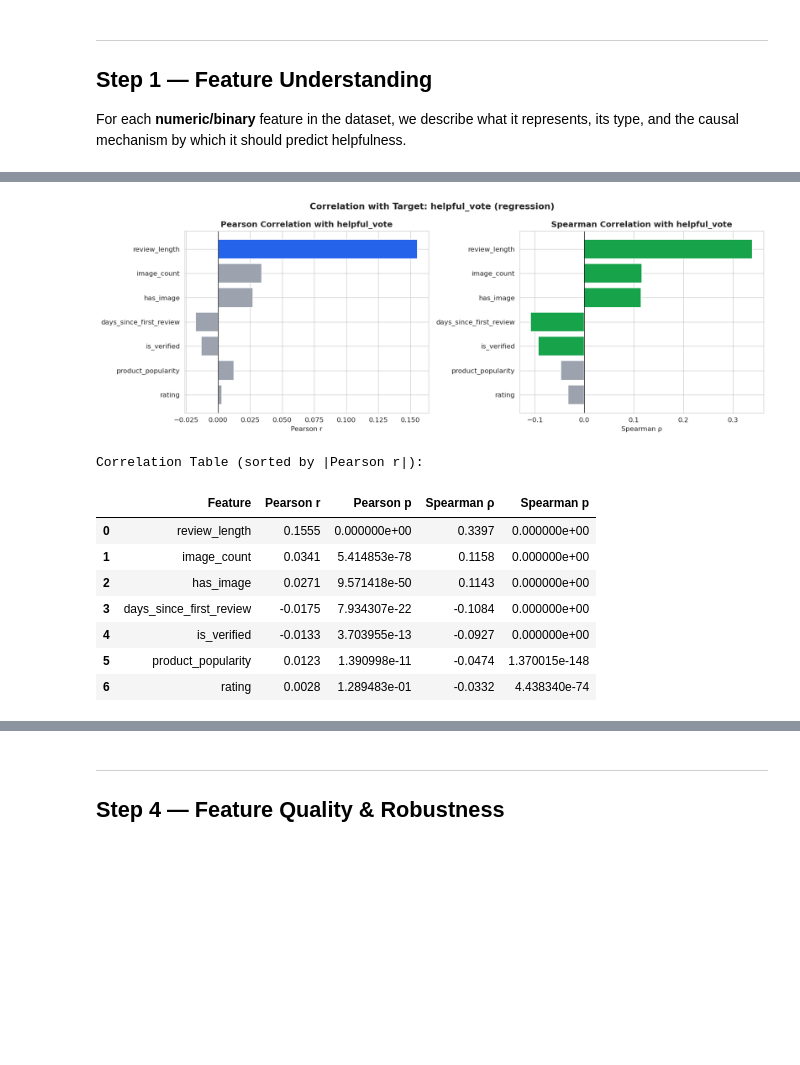
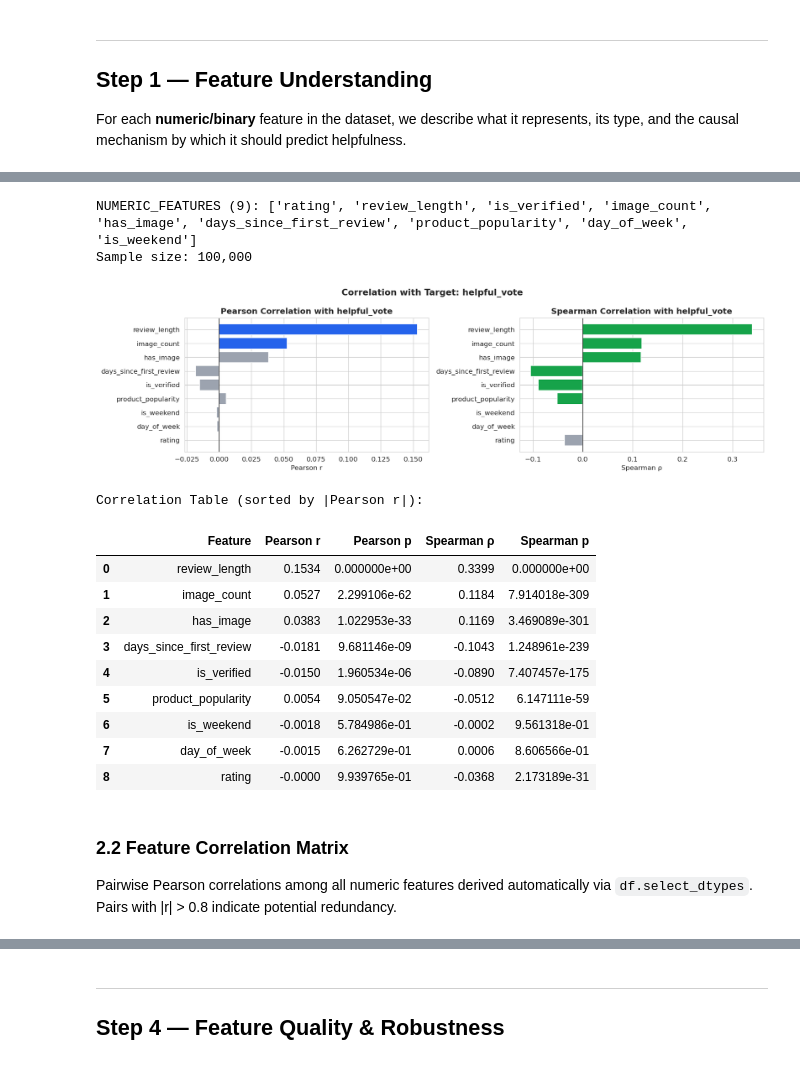
Before and after one commit to Sana-Shikalgar/amazon-review-nlp, a Jupyter notebook: notebook/Feature_Validation_And_Generation.ipynb, the cells around one changed output, grey strips where cells are left out. Cells and saved outputs as stored; diff of their text form; code cells hidden in the pictures; blank space fills up the shorter version.

```diff
--- a/notebook/Feature_Validation_And_Generation.ipynb
+++ b/notebook/Feature_Validation_And_Generation.ipynb
@@ -348,63 +530,73 @@ Table 2: Feature Understanding Catalog
 ### 2.1  Correlation with Target (Pearson + Spearman)
 # %%
-# ── 2.1 Correlation Analysis ──────────────────────────────────────────────────
-NUMERIC_FEATURES = [c for c in [
-    'review_length', 'word_count', 'rating', 'is_verified',
-    'image_count', 'has_image', 'days_since_first_review',
-    'product_popularity', 'day_of_week', 'is_weekend',
-    'title_len', 'text_len', 'length_ratio',
-] if c in df.columns]
-
-TARGET_REG  = 'helpful_vote'
-TARGET_CLS  = 'is_helpful'
+# ── 2.1 Correlation with Target ──────────────────────────────────────────────
+TARGET_REG = 'helpful_vote'
+TARGET_CLS = 'is_helpful'
+_target_cols = {TARGET_REG, TARGET_CLS, 'helpful_binary'}
+NUMERIC_FEATURES = [
+    c for c in df.select_dtypes(include=[np.number]).columns
+    if c not in _target_cols
+]
 
 sample = df[NUMERIC_FEATURES + [TARGET_REG, TARGET_CLS]].dropna()
-if len(sample) > 300_000:
-    sample = sample.sample(300_000, random_state=SEED)
+if len(sample) > 100_000:
+    sample = sample.sample(100_000, random_state=SEED)
 
-# Pearson and Spearman correlations with helpful_vote
+print(f'NUMERIC_FEATURES ({len(NUMERIC_FEATURES)}): {NUMERIC_FEATURES}')
+print(f'Sample size: {len(sample):,}')
+
+# Pearson (linear) and Spearman (rank) correlations with helpful_vote
 corr_results = []
 for feat in NUMERIC_FEATURES:
-    pearson_r, pearson_p = stats.pearsonr(sample[feat], sample[TARGET_REG])
+    pearson_r, pearson_p   = stats.pearsonr(sample[feat], sample[TARGET_REG])
     spearman_r, spearman_p = stats.spearmanr(sample[feat], sample[TARGET_REG])
     corr_results.append({
-        'Feature': feat,
-        'Pearson r': round(pearson_r, 4),
-        'Pearson p': pearson_p,
-        'Spearman ρ': round(spearman_r, 4),
-        'Spearman p': spearman_p,
-        '|Pearson|': abs(pearson_r),
+        'Feature': feat, 'Pearson r': round(pearson_r, 4),
+        'Pearson p': pearson_p, 'Spearman ρ': round(spearman_r, 4),
+        'Spearman p': spearman_p, '|Pearson|': abs(pearson_r),
     })
 
 corr_df = pd.DataFrame(corr_results).sort_values('|Pearson|', ascending=False)
 
-fig, axes = plt.subplots(1, 2, figsize=(14, 5))
+n = len(NUMERIC_FEATURES)
+fig, axes = plt.subplots(1, 2, figsize=(14, max(4, n * 0.4)))
 colors_p = ['#2563eb' if abs(r) > 0.05 else '#9ca3af' for r in corr_df['Pearson r']]
 colors_s = ['#16a34a' if abs(r) > 0.05 else '#9ca3af' for r in corr_df['Spearman ρ']]
 
 axes[0].barh(corr_df['Feature'], corr_df['Pearson r'], color=colors_p)
 axes[0].axvline(0, color='black', linewidth=0.8)
-axes[0].set_xlabel('Pearson r'); axes[0].set_title('Pearson Correlation with helpful_vote', fontweight='bold')
+axes[0].set_xlabel('Pearson r')
+axes[0].set_title('Pearson Correlation with helpful_vote', fontweight='bold')
 axes[0].invert_yaxis()
 
 axes[1].barh(corr_df['Feature'], corr_df['Spearman ρ'], color=colors_s)
 axes[1].axvline(0, color='black', linewidth=0.8)
-axes[1].set_xlabel('Spearman ρ'); axes[1].set_title('Spearman Correlation with helpful_vote', fontweight='bold')
+axes[1].set_xlabel('Spearman ρ')
+axes[1].set_title('Spearman Correlation with helpful_vote', fontweight='bold')
 axes[1].invert_yaxis()
 
-plt.suptitle('Correlation with Target: helpful_vote (regression)', fontsize=13, fontweight='bold')
+plt.suptitle('Correlation with Target: helpful_vote', fontsize=13, fontweight='bold')
 plt.tight_layout(); plt.show()
 
 print('\nCorrelation Table (sorted by |Pearson r|):')
 display(corr_df[['Feature','Pearson r','Pearson p','Spearman ρ','Spearman p']].reset_index(drop=True))
 # %% [output]
+NUMERIC_FEATURES (9): ['rating', 'review_length', 'is_verified', 'image_count', 'has_image', 'days_since_first_review', 'product_popularity', 'day_of_week', 'is_weekend']
+Sample size: 100,000
-[figure, old version]
+[figure, new version]
-Correlation Table (sorted by |Pearson r|):
+Correlation Table (sorted by |Pearson r|):
 |  | Feature | Pearson r | Pearson p | Spearman ρ | Spearman p |
-| 0 | review_length | 0.1555 | 0.000000e+00 | 0.3397 | 0.000000e+00 |
-| 1 | image_count | 0.0341 | 5.414853e-78 | 0.1158 | 0.000000e+00 |
-| 2 | has_image | 0.0271 | 9.571418e-50 | 0.1143 | 0.000000e+00 |
-| 3 | days_since_first_review | -0.0175 | 7.934307e-22 | -0.1084 | 0.000000e+00 |
-| 4 | is_verified | -0.0133 | 3.703955e-13 | -0.0927 | 0.000000e+00 |
-| 5 | product_popularity | 0.0123 | 1.390998e-11 | -0.0474 | 1.370015e-148 |
-| 6 | rating | 0.0028 | 1.289483e-01 | -0.0332 | 4.438340e-74 |
+| 0 | review_length | 0.1534 | 0.000000e+00 | 0.3399 | 0.000000e+00 |
+| 1 | image_count | 0.0527 | 2.299106e-62 | 0.1184 | 7.914018e-309 |
+| 2 | has_image | 0.0383 | 1.022953e-33 | 0.1169 | 3.469089e-301 |
+| 3 | days_since_first_review | -0.0181 | 9.681146e-09 | -0.1043 | 1.248961e-239 |
+| 4 | is_verified | -0.0150 | 1.960534e-06 | -0.0890 | 7.407457e-175 |
+| 5 | product_popularity | 0.0054 | 9.050547e-02 | -0.0512 | 6.147111e-59 |
+| 6 | is_weekend | -0.0018 | 5.784986e-01 | -0.0002 | 9.561318e-01 |
+| 7 | day_of_week | -0.0015 | 6.262729e-01 | 0.0006 | 8.606566e-01 |
+| 8 | rating | -0.0000 | 9.939765e-01 | -0.0368 | 2.173189e-31 |
+# %% [markdown]
+### 2.2  Feature Correlation Matrix
+
+Pairwise Pearson correlations among all numeric features derived automatically via
+`df.select_dtypes`. Pairs with |r| > 0.8 indicate potential redundancy.
```
Also changed, not shown: parts of 30 cells of this notebook.
